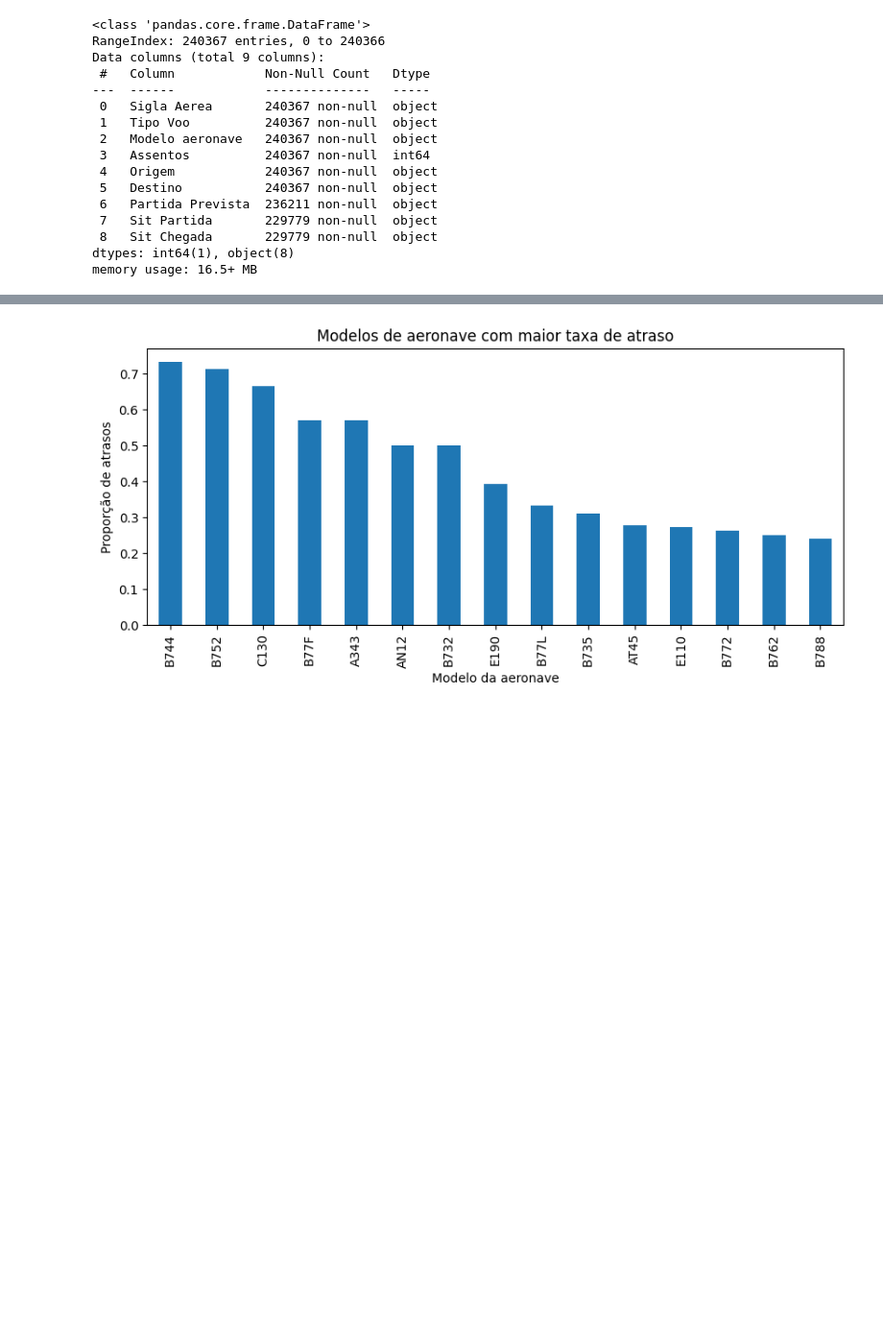
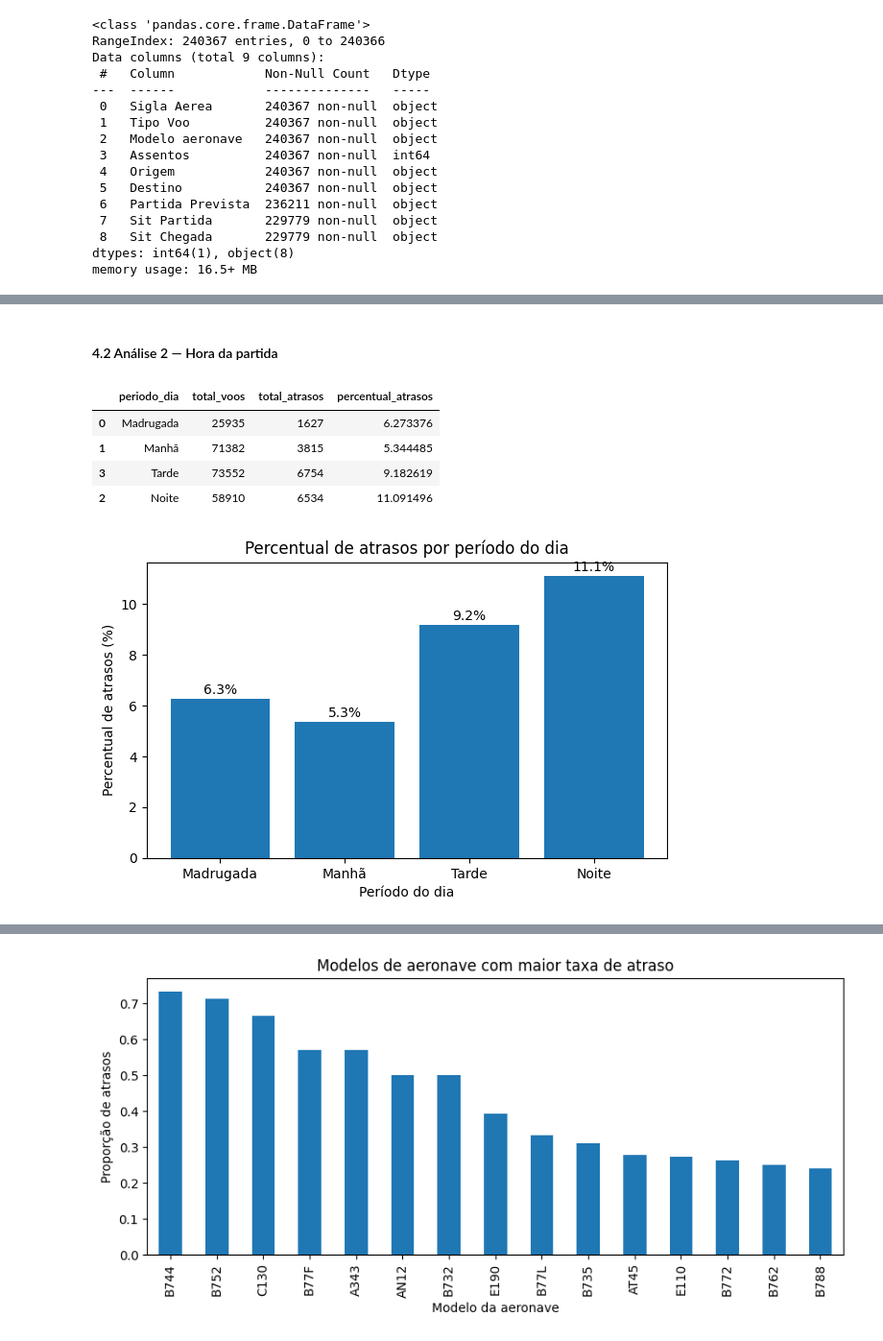
Before and after one commit to Silvinharl/MVP_Machine_Learning, a Jupyter notebook: MVP_Voos_ANAC.ipynb, the cells around one changed output, grey strips where cells are left out. Shown at 96% size. Saved outputs shown, nothing was run; the diff lists cells and outputs as text; code cells hidden in the pictures; blank space fills up the shorter version.

```diff
--- a/MVP_Voos_ANAC.ipynb
+++ b/MVP_Voos_ANAC.ipynb
@@ -2020,0 +1748,51 @@ dtype: float64
+# %% [markdown]
+#### 4.2 Análise 2 — Hora da partida
+# %%
+# Análise do percentual de atrasos por período do dia
+analise_periodo = (
+    df.groupby('periodo_dia')['atrasado']
+      .agg(
+          total_voos='count',
+          total_atrasos='sum',
+          percentual_atrasos='mean'
+      )
+      .reset_index()
+)
+
+analise_periodo['percentual_atrasos'] *= 100
+
+# Mantém os períodos em ordem cronológica
+ordem = ['Madrugada', 'Manhã', 'Tarde', 'Noite']
+analise_periodo['periodo_dia'] = pd.Categorical(
+    analise_periodo['periodo_dia'],
+    categories=ordem,
+    ordered=True
+)
+
+analise_periodo = analise_periodo.sort_values('periodo_dia')
+
+display(analise_periodo)
+
+# Gráfico
+plt.figure(figsize=(7,4))
+
+plt.bar(
+    analise_periodo['periodo_dia'],
+    analise_periodo['percentual_atrasos']
+)
+
+plt.title('Percentual de atrasos por período do dia')
+plt.xlabel('Período do dia')
+plt.ylabel('Percentual de atrasos (%)')
+
+for i, v in enumerate(analise_periodo['percentual_atrasos']):
+    plt.text(i, v + 0.2, f'{v:.1f}%', ha='center')
+
+plt.show()
+# %% [output]
+|  | periodo_dia | total_voos | total_atrasos | percentual_atrasos |
+| 0 | Madrugada | 25935 | 1627 | 6.273376 |
+| 1 | Manhã | 71382 | 3815 | 5.344485 |
+| 3 | Tarde | 73552 | 6754 | 9.182619 |
+| 2 | Noite | 58910 | 6534 | 11.091496 |
+[figure, added]
```
Also changed, not shown: parts of 118 cells of this notebook.
